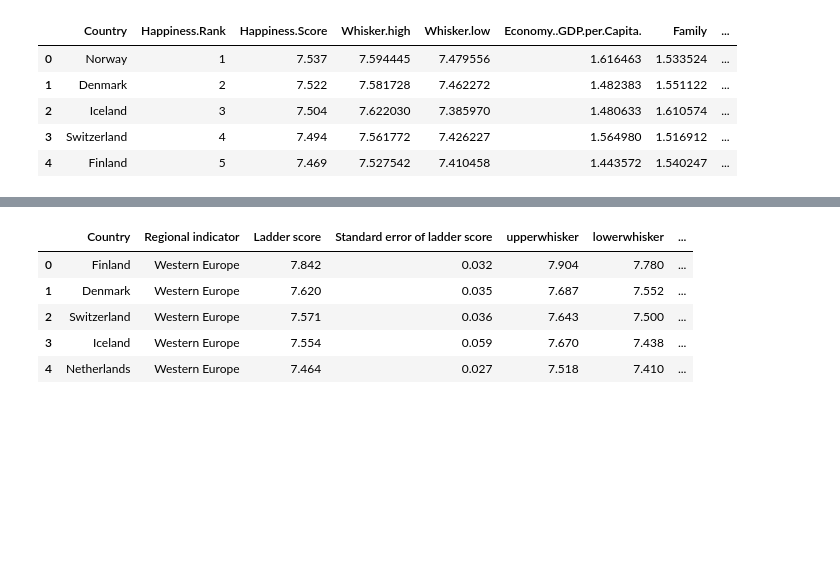
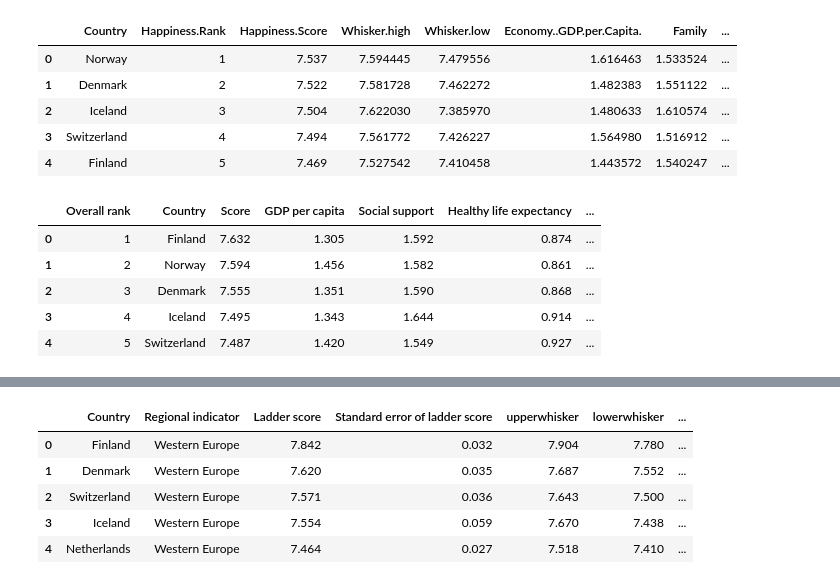
Before and after one commit to fakesheep38/HapPy, a Jupyter notebook: HayPy.ipynb, the cells around one changed output, grey strips where cells are left out. Cells and saved outputs as stored; diff of their text form; code cells hidden in the pictures; blank space fills up the shorter version.

```diff
--- a/HayPy.ipynb
+++ b/HayPy.ipynb
@@ -34,8 +34,15 @@ df_17.head()
 # %%
 df_18 = pd.read_csv("2018.csv")
 df_18 = df_18.rename(columns= {"Country or region" : "Country"})
 df_18.head()
-df_18.to_csv("2018.csv", index=False)
+#df_18.to_csv("2018.csv", index=False)
+# %% [output]
+|  | Overall rank | Country | Score | GDP per capita | Social support | Healthy life expectancy | ... |
+| 0 | 1 | Finland | 7.632 | 1.305 | 1.592 | 0.874 | ... |
+| 1 | 2 | Norway | 7.594 | 1.456 | 1.582 | 0.861 | ... |
+| 2 | 3 | Denmark | 7.555 | 1.351 | 1.590 | 0.868 | ... |
+| 3 | 4 | Iceland | 7.495 | 1.343 | 1.644 | 0.914 | ... |
+| 4 | 5 | Switzerland | 7.487 | 1.420 | 1.549 | 0.927 | ... |
 # %%
 df_19 = pd.read_csv("2019.csv")
 df_19 = df_19.rename(columns= {"Country or region" : "Country"})
```
Also changed, not shown: parts of 2 cells of this notebook, 5 other files.
